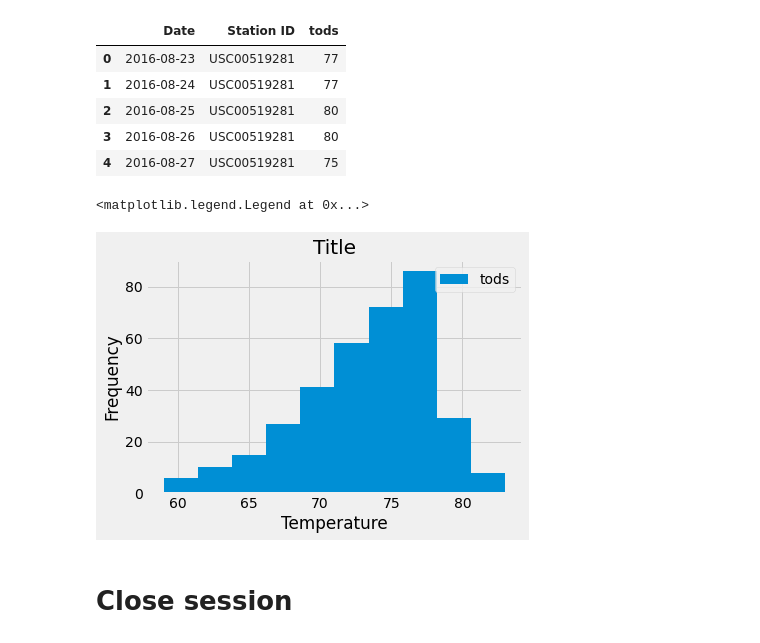
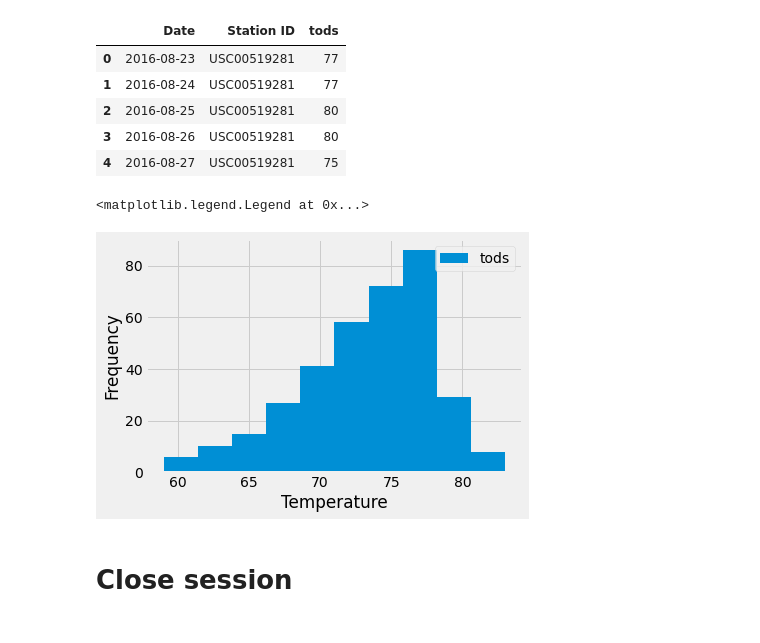
Before and after one commit to benjyms/sqlalchemy-challenge, a Jupyter notebook: climate_starter.ipynb, the cells around one changed output. Cells and saved outputs as stored; diff of their text form; code cells hidden in the pictures.

```diff
--- a/climate_starter.ipynb
+++ b/climate_starter.ipynb
@@ -210,30 +210,17 @@ top_df.head()
 # %%
 #creating historgram of the 12 month data for the last 12 months of the top station reporting tods
 
 # Creating histogram
 fig, ax = plt.subplots(1, 1)
 ax.hist(top_df['tods'])
 
-# Set title
-ax.set_title("Title")
-
 # adding labels
 ax.set_xlabel('Temperature')
 ax.set_ylabel('Frequency')
-ax.legend({'tods': 1}, loc='upper right')
-
-
-
-# top_df.hist(column='tods')
-# top_df.hist(column='tods', bins=12, grid=True, figsize=(12,8), color='blue')
-# plt.hist(top_df['tods'], bins=12,color='mediumblue')
-# top_df.hist(bins=12)
-# ax.set(xlabel="Temperature", ylabel="Frequency")
-# plt.xlabel('Temperature')
-# plt.ylabel('Frequency')
+ax.legend({'tods': 2}, loc='upper right')
 # %% [output]
 <matplotlib.legend.Legend at 0x...>
-[figure, old version]
+[figure, new version]
 # %% [markdown]
 # Close session
 # %%
```
